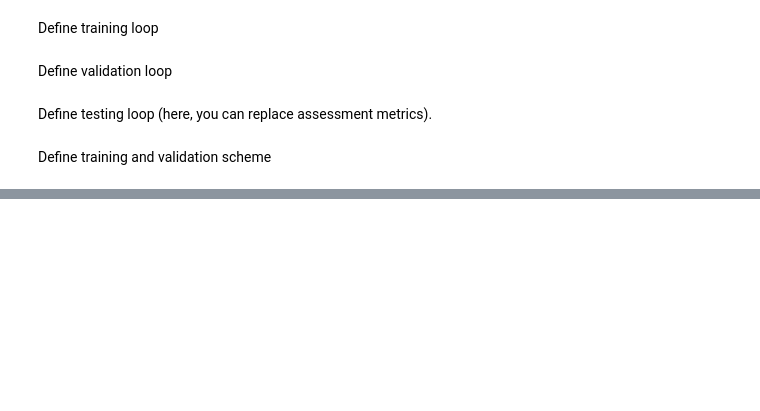
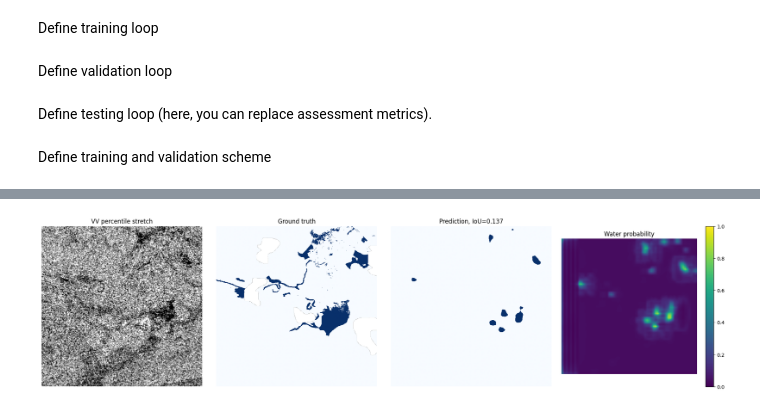
Before and after one commit to xiaofeng60301/water, a Jupyter notebook: Train.ipynb, the cells around one changed output, grey strips where cells are left out. Cells and saved outputs as stored; diff of their text form; code cells hidden in the pictures; blank space fills up the shorter version.

```diff
--- a/Train.ipynb
+++ b/Train.ipynb
@@ -409,0 +729,45 @@ print(test_metrics)
+# %%
+image, mask, prediction, probability, metrics = single_image_result(0)
+
+vv_scaled = image[0] * 0.0820 + 0.6851
+vv_scaled = vv_scaled.numpy()
+
+low, high = np.percentile(vv_scaled, [2, 98])
+vv_display = np.clip(
+    (vv_scaled - low) / max(high - low, 1e-8),
+    0,
+    1,
+)
+
+mask_display = np.ma.masked_where(
+    mask.numpy() == 255,
+    mask.numpy(),
+)
+
+fig, axes = plt.subplots(1, 4, figsize=(20, 5))
+
+axes[0].imshow(vv_display, cmap="gray")
+axes[0].set_title("VV percentile stretch")
+
+axes[1].imshow(mask_display, cmap="Blues", vmin=0, vmax=1)
+axes[1].set_title("Ground truth")
+
+axes[2].imshow(prediction.numpy(), cmap="Blues", vmin=0, vmax=1)
+axes[2].set_title(f"Prediction, IoU={metrics['iou']:.3f}")
+
+im = axes[3].imshow(
+    probability.numpy(),
+    cmap="viridis",
+    vmin=0,
+    vmax=1,
+)
+axes[3].set_title("Water probability")
+plt.colorbar(im, ax=axes[3])
+
+for ax in axes:
+    ax.axis("off")
+
+plt.tight_layout()
+plt.show()
+# %% [output]
+[figure, added]
```
Also changed, not shown: parts of 17 cells of this notebook.
